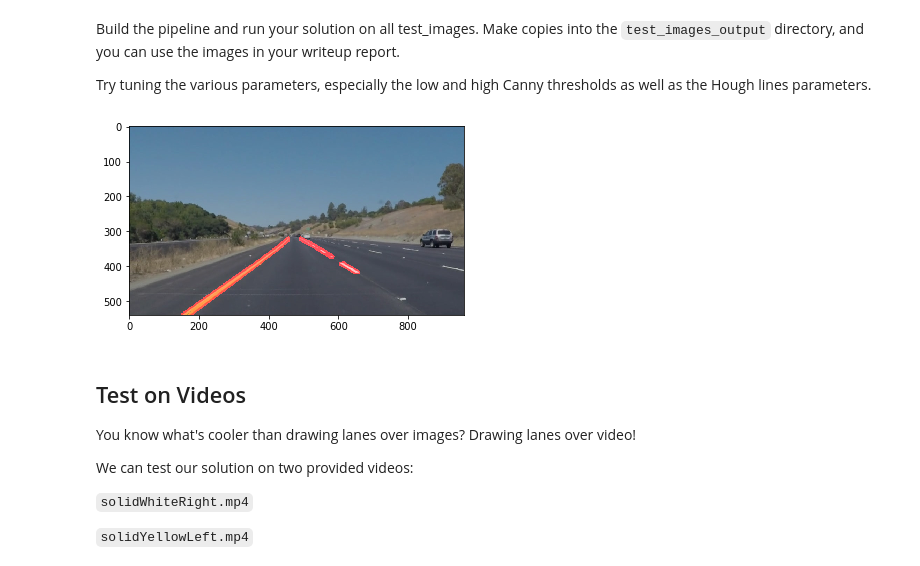
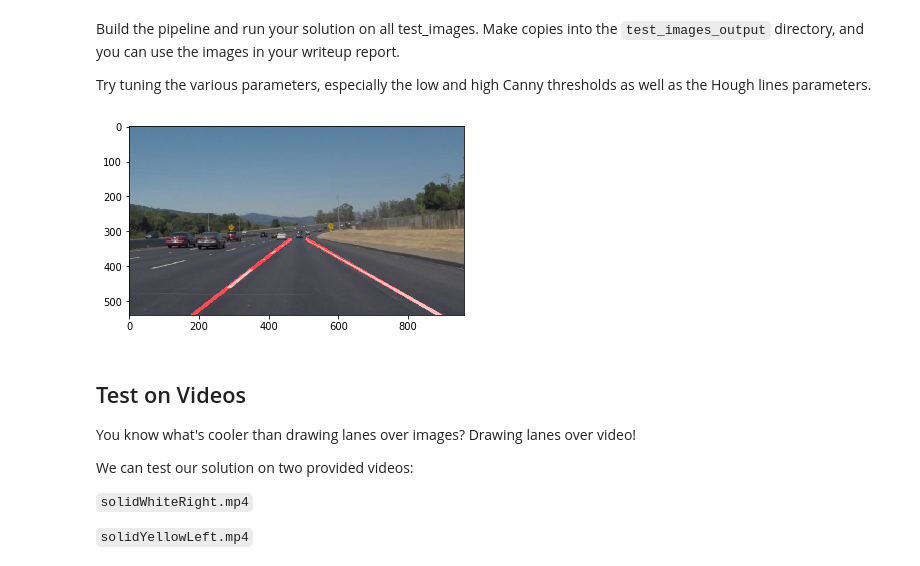
Before and after one commit to MarsBase7/CarND-LaneLines-P1, a Jupyter notebook: P1.ipynb, the cells around one changed output. Cells and saved outputs as stored; diff of their text form; code cells hidden in the pictures.

```diff
--- a/P1.ipynb
+++ b/P1.ipynb
@@ -196,51 +255,48 @@ Try tuning the various parameters, especially the low and high Canny thresholds
 # %%
 # TODO: Build your pipeline that will draw lane lines on the test_images
 # Read in and grayscale the image
-image_name = 'solidYellowCurve'
-image = mpimg.imread('test_images/' + image_name + '.jpg')
+img_name = 'solidWhiteCurve.jpg'
+image = mpimg.imread('test_images/' + img_name)
 gray = grayscale(image)
 imshape = image.shape
 
 # Define a kernel size and apply Gaussian smoothing
 kernel_size = 5
 blur_gray = gaussian_blur(gray, kernel_size)
 
 # Define our parameters for Canny and apply
 low_threshold = 50
 high_threshold = 150
 edges_img = canny(blur_gray, low_threshold, high_threshold)
 
-#create vertices to select
-vertices = np.array([[(0,imshape[0]),(450, 320), (490, 320), (imshape[1],imshape[0])]], dtype=np.int32)
+#create vertices of a quadrilateral to select
+left_bottom = (0,imshape[0])
+left_ceiling = (int(imshape[1] * 0.47), int(imshape[0] * 0.60))
+right_ceiling = (int(imshape[1] * 0.53), int(imshape[0] * 0.60))
+right_bottom = (imshape[1],imshape[0])
+vertices = np.array([[left_bottom, left_ceiling, right_ceiling, right_bottom]], dtype=np.int32)
 
 #create a masked edges image using cv2.fillPoly()
 masked_edges_img = region_of_interest(edges_img, vertices)
 
 # Define the Hough transform parameters
-# Make a blank the same size as the image to draw on
 rho = 2
 theta = np.pi/180
 threshold = 30
-min_line_len = 40
+min_line_len = 50
 max_line_gap = 20
-line_image = np.copy(image)*0
-# lines = hough_lines(masked_edges_img, rho, theta, threshold, min_line_len, max_line_gap)
-lines = cv2.HoughLinesP(masked_edges_img, rho, theta, threshold, np.array([]), min_line_len, max_line_gap)
-
-# Iterate over the output "lines" and draw lines on a blank image
-# draw_lines(line_image, lines, color=[255, 0, 0], thickness=2)
-for line in lines:
-    for x1,y1,x2,y2 in line:
-        cv2.line(line_image,(x1,y1),(x2,y2),(255,0,0),10)
+# use the Hough transform to make lines
+lines = hough_lines(masked_edges_img, rho, theta, threshold, min_line_len, max_line_gap)
+# plt.imshow(lines)
 
 # Draw the lines on the image
-lanelines_img = weighted_img(line_image, image)
+lanelines_img = weighted_img(lines, image)
 plt.imshow(lanelines_img)
 
 # then save them to the test_images_output directory.
-mpimg.imsave('test_img_output/' + image_name + '_lines.jpg', lanelines_img)
+mpimg.imsave('test_img_output/output_' + img_name, lanelines_img)
 # %% [output]
-[figure, old version]
+[figure, new version]
 # %% [markdown]
 ## Test on Videos
 
```
Also changed, not shown: parts of 11 cells of this notebook, 4 other files.
